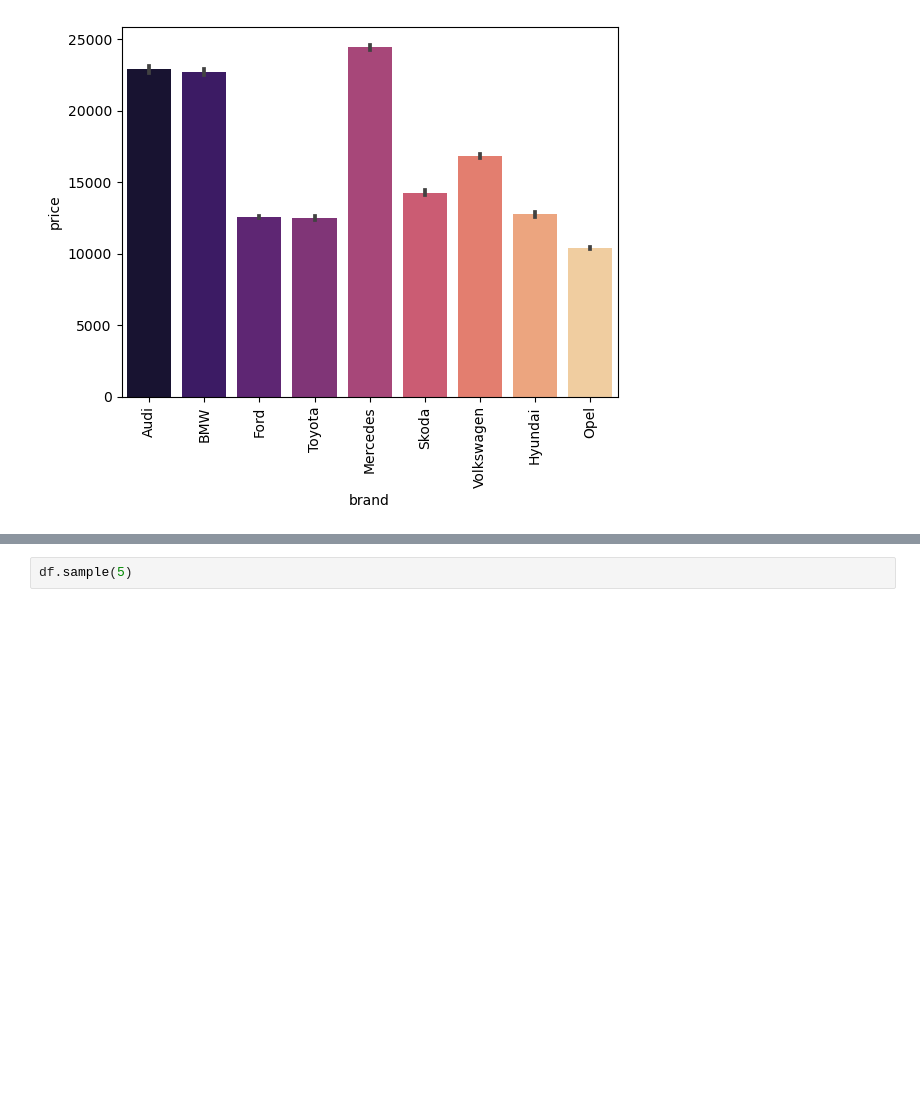
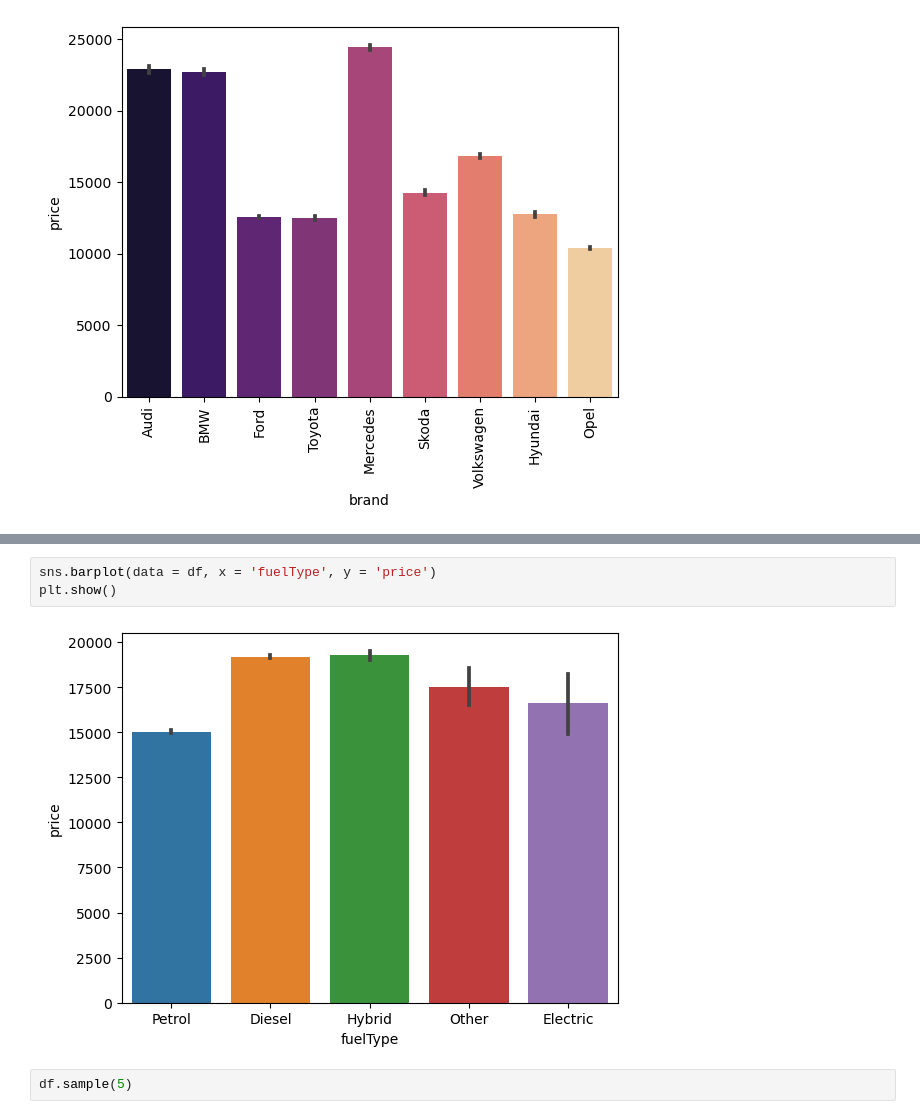
Before and after one commit to KishlakEnjoyer/MachineLearning_and_BigData, a Jupyter notebook: 4kurs/uk-used-cars-price-predict/UKCard_Price_predict_fullDataset.ipynb, the cells around one changed output, grey strips where cells are left out. Cells and saved outputs as stored; diff of their text form; blank space fills up the shorter version.

```diff
--- a/4kurs/uk-used-cars-price-predict/UKCard_Price_predict_fullDataset.ipynb
+++ b/4kurs/uk-used-cars-price-predict/UKCard_Price_predict_fullDataset.ipynb
@@ -315,3 +320,8 @@ plt.show()
+# %%
+sns.barplot(data = df, x = 'fuelType', y = 'price')
+plt.show()
+# %% [output]
+[figure, added]
 # %%
 df.sample(5)
 # %% [output]
```
Also changed, not shown: parts of 1 cell of this notebook.
